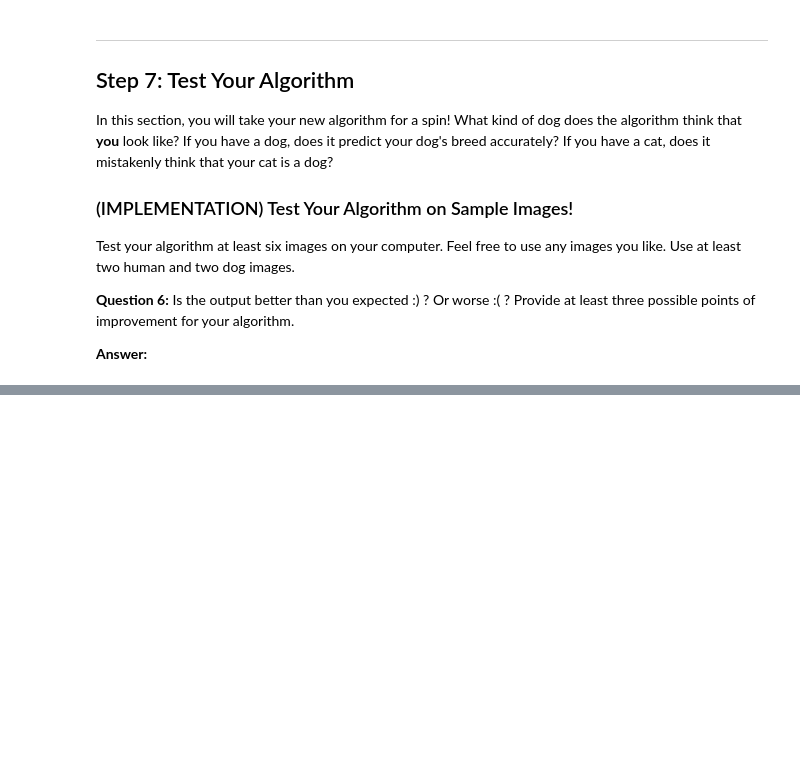
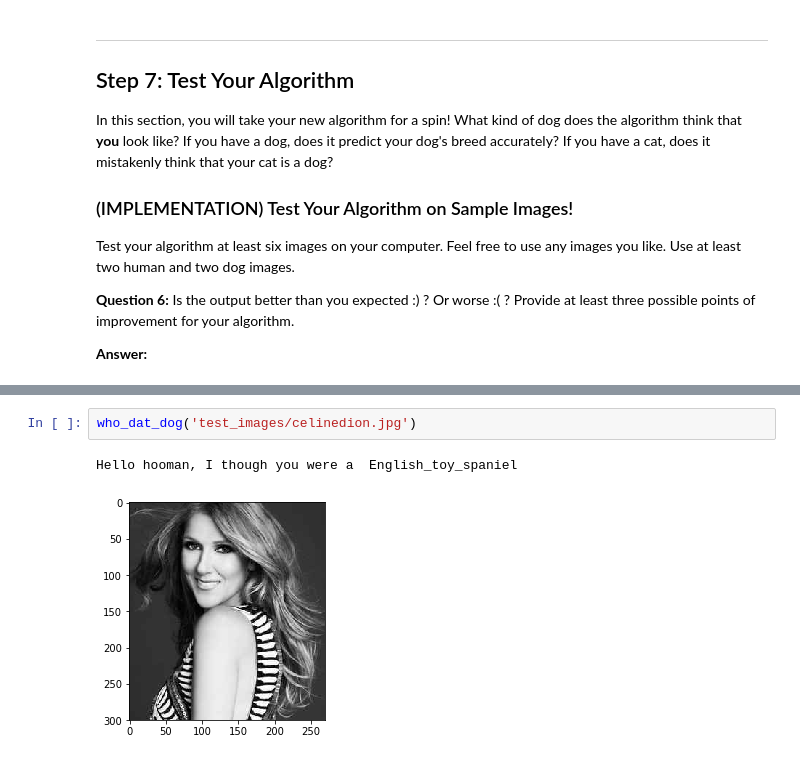
Before and after one commit to AfnanSh/DogBreedClassifierML, a Jupyter notebook: dog_app.ipynb, the cells around one changed output, grey strips where cells are left out. Drawn from its saved outputs; the diff is of its cells as text; blank space fills up the shorter version.

```diff
--- a/dog_app.ipynb
+++ b/dog_app.ipynb
@@ -765,0 +783,5 @@ __Answer:__
+# %%
+who_dat_dog('test_images/celinedion.jpg')
+# %% [output]
+Hello hooman, I though you were a  English_toy_spaniel
+[figure, added]
```
Also changed, not shown: parts of 13 cells of this notebook, 1 other file.
